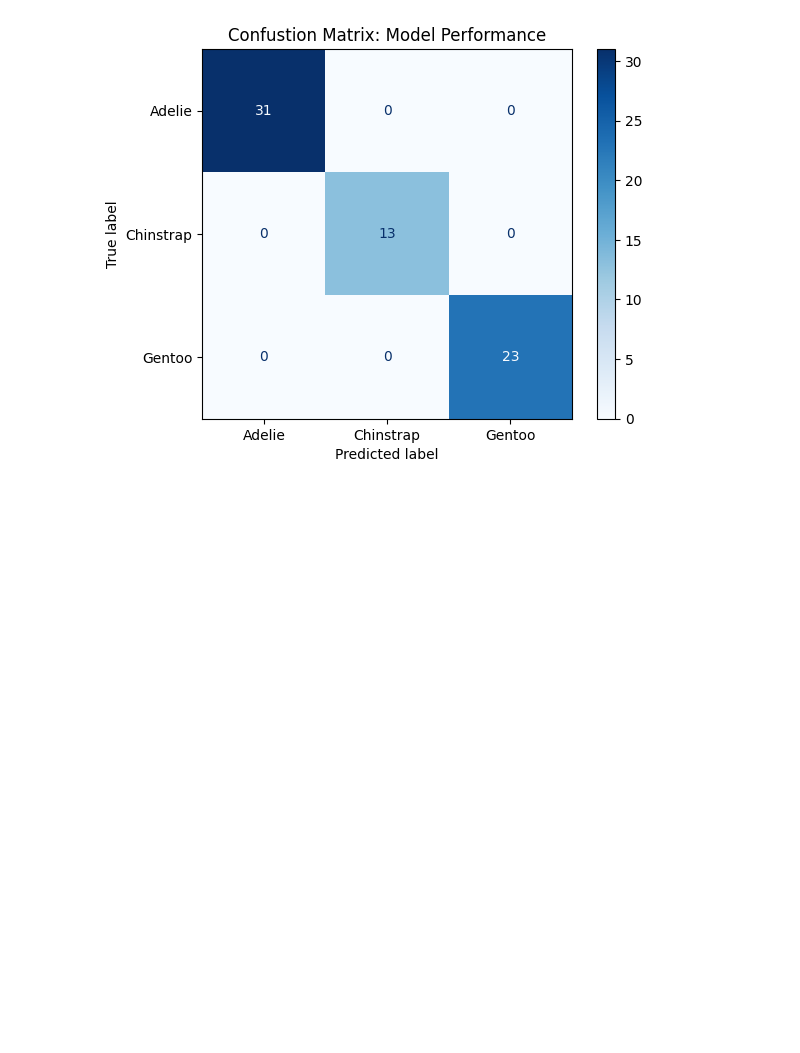
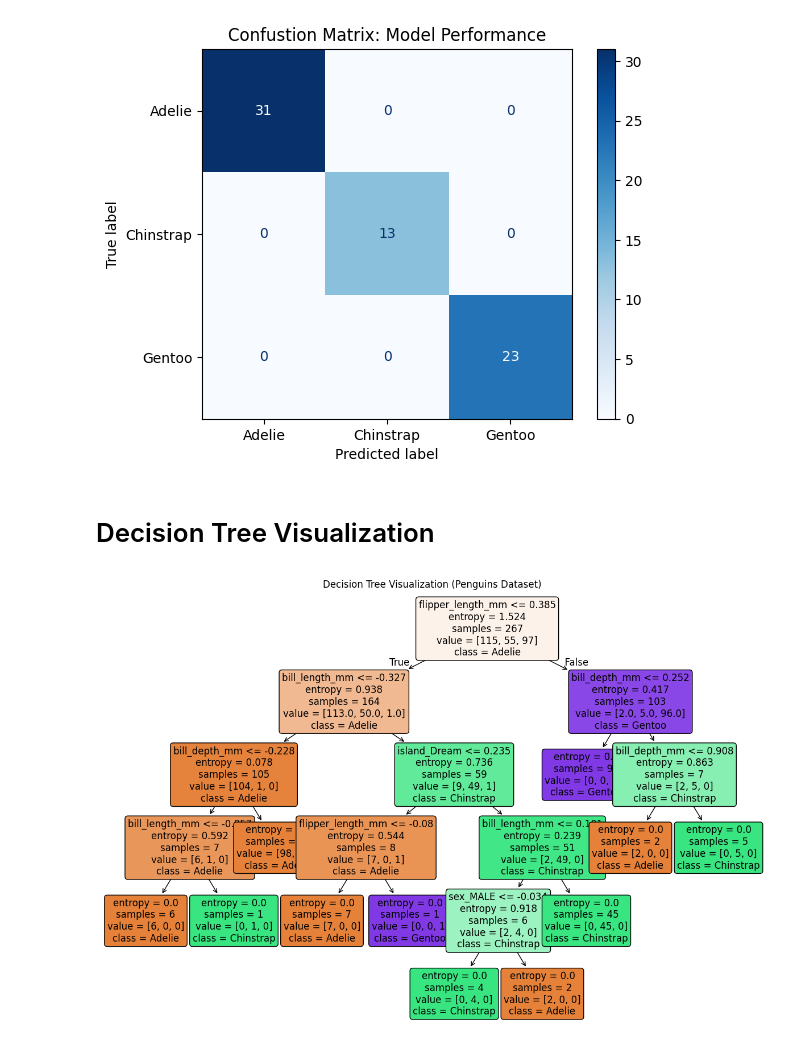
Before and after one commit to abhishek18feb/Penguins-AI-ML, a Jupyter notebook: Penguins_AI_ML.ipynb, the cells around one changed output. Drawn from its saved outputs; the diff is of its cells as text; code cells hidden in the pictures; blank space fills up the shorter version.

```diff
--- a/Penguins_AI_ML.ipynb
+++ b/Penguins_AI_ML.ipynb
@@ -444,7 +449,7 @@ scaler = StandardScaler()
 X_train = scaler.fit_transform(X_train)
 X_test = scaler.transform(X_test)
 # %%
-decision_model_scaling = DecisionTreeClassifier(criterion='entropy', max_depth=3, random_state=42)
+decision_model_scaling = DecisionTreeClassifier(criterion='entropy', max_depth=5, random_state=42)
 # %%
 decision_model_scaling.fit(X_train, y_train)
 # %% [output]
@@ -469,3 +474,20 @@ plt.title("Confustion Matrix: Model Performance")
 plt.show()
 # %% [output]
 [figure]
+# %% [markdown]
+# Decision Tree Visualization
+# %%
+import matplotlib.pyplot as plt
+plt.figure(figsize=(15, 10))
+plot_tree(
+    decision_model_scaling,
+    feature_names = X.columns,
+    class_names = target_classes,
+    filled = True,  #Nodes mail color bharne ke liye
+    rounded = True, # Box ke corner round krne ke liye
+    fontsize=12 # Text ka size
+)
+plt.title("Decision Tree Visualization (Penguins Dataset)")
+plt.show()
+# %% [output]
+[figure, added]
```
Also changed, not shown: parts of 2 cells of this notebook.
